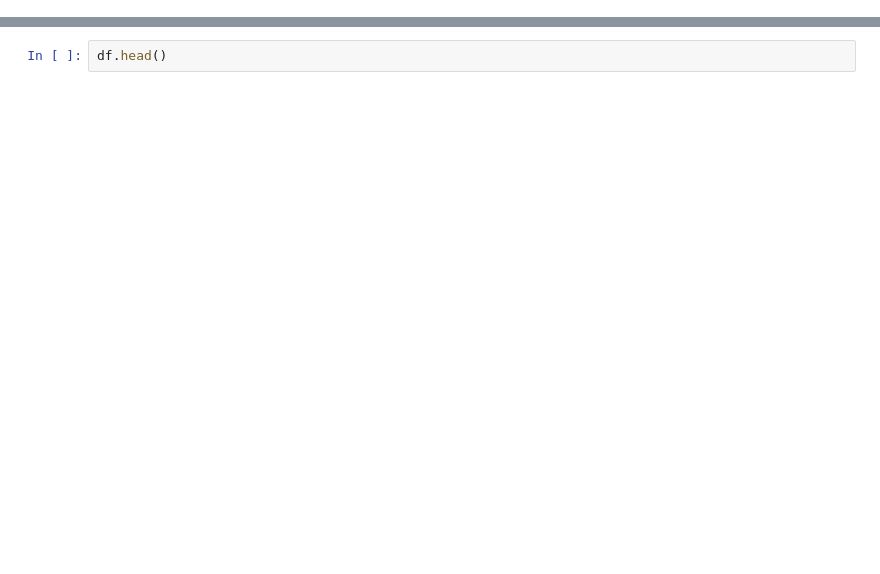
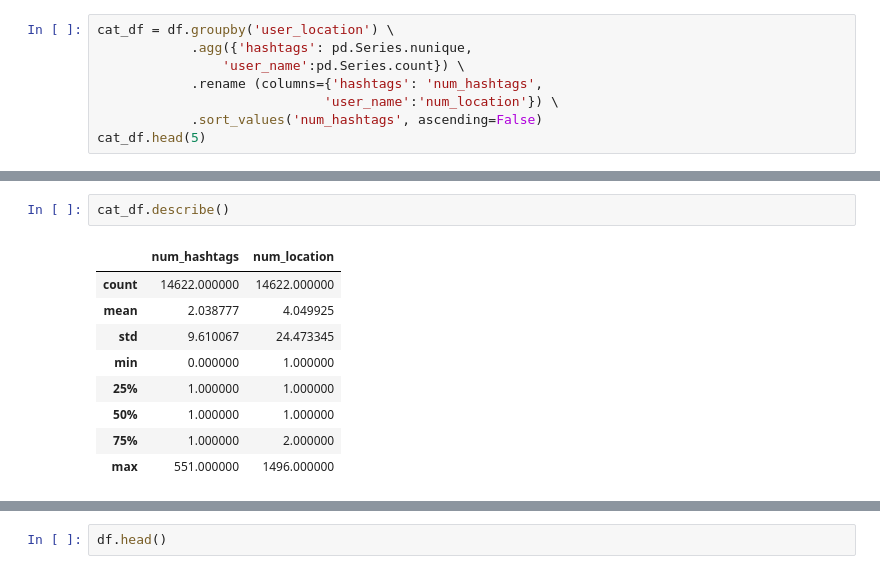
Before and after one commit to juancarlos-gp/Retoanalitica, a Jupyter notebook: Untitled1.ipynb, the cells around one changed output, grey strips where cells are left out. Drawn from its saved outputs; the diff is of its cells as text; blank space fills up the shorter version.

```diff
--- a/Untitled1.ipynb
+++ b/Untitled1.ipynb
@@ -19,0 +274,8 @@ df = pd.read_csv("covid19_tweets.csv")
+# %%
+cat_df = df.groupby('user_location') \
+            .agg({'hashtags': pd.Series.nunique,
+                'user_name':pd.Series.count}) \
+            .rename (columns={'hashtags': 'num_hashtags',
+                             'user_name':'num_location'}) \
+            .sort_values('num_hashtags', ascending=False)
+cat_df.head(5)
@@ -19,0 +290,12 @@ df = pd.read_csv("covid19_tweets.csv")
+# %%
+cat_df.describe()
+# %% [output]
+|  | num_hashtags | num_location |
+| count | 14622.000000 | 14622.000000 |
+| mean | 2.038777 | 4.049925 |
+| std | 9.610067 | 24.473345 |
+| min | 0.000000 | 1.000000 |
+| 25% | 1.000000 | 1.000000 |
+| 50% | 1.000000 | 1.000000 |
+| 75% | 1.000000 | 2.000000 |
+| max | 551.000000 | 1496.000000 |
```
Also changed, not shown: parts of 28 cells of this notebook, 2 other files.
